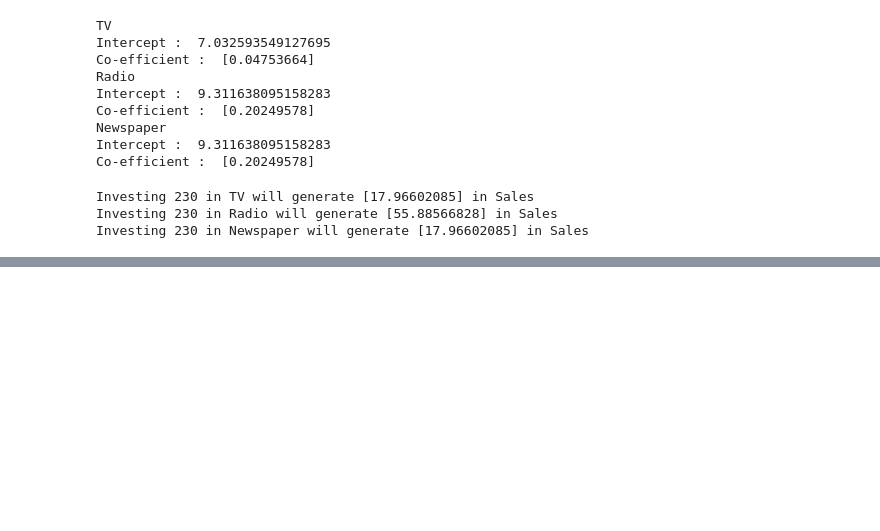
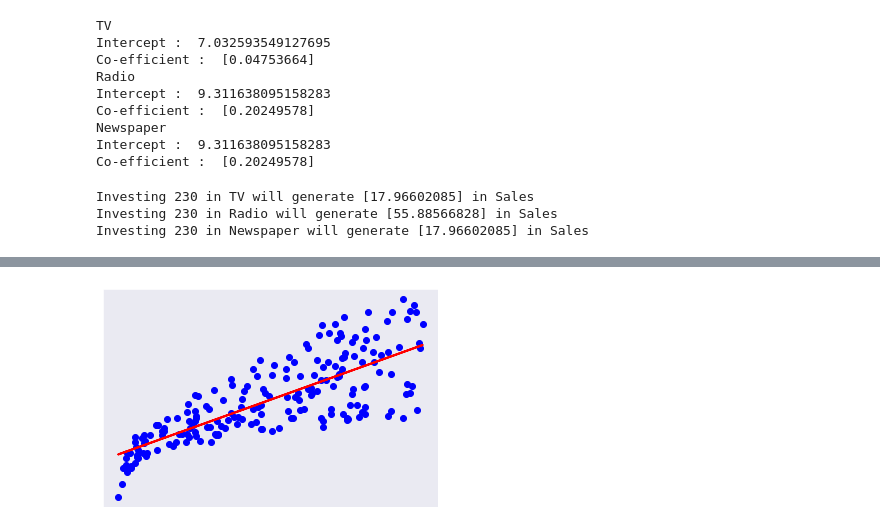
Before and after one commit to Chromathiccc/Colab_notebooks, a Jupyter notebook: Week_2.ipynb, the cells around one changed output, grey strips where cells are left out. Drawn from its saved outputs; the diff is of its cells as text; code cells hidden in the pictures; blank space fills up the shorter version.

```diff
--- a/Week_2.ipynb
+++ b/Week_2.ipynb
@@ -128,0 +143,4 @@ Mean sales increase 16.5375
+# %%
+TV_predictions = simple_lm_TV.predict(TV)
+Radio_predictions = simple_lm_Radio.predict(Radio)
+Newspaper_predictions = simple_lm_Newspaper.predict(Newspaper)
@@ -128,0 +177,12 @@ Mean sales increase 16.5375
+# %%
+# TV plots
+
+plt.scatter (TV, Sales, color = 'blue') # actual values from the dataset
+plt.plot(TV, TV_predictions, color = 'red', linewidth = 2) # predicted values by the model
+
+plt.xticks(())
+plt.yticks(())
+
+plt.show()
+# %% [output]
+[figure, added]
```
Also changed, not shown: parts of 16 cells of this notebook.
